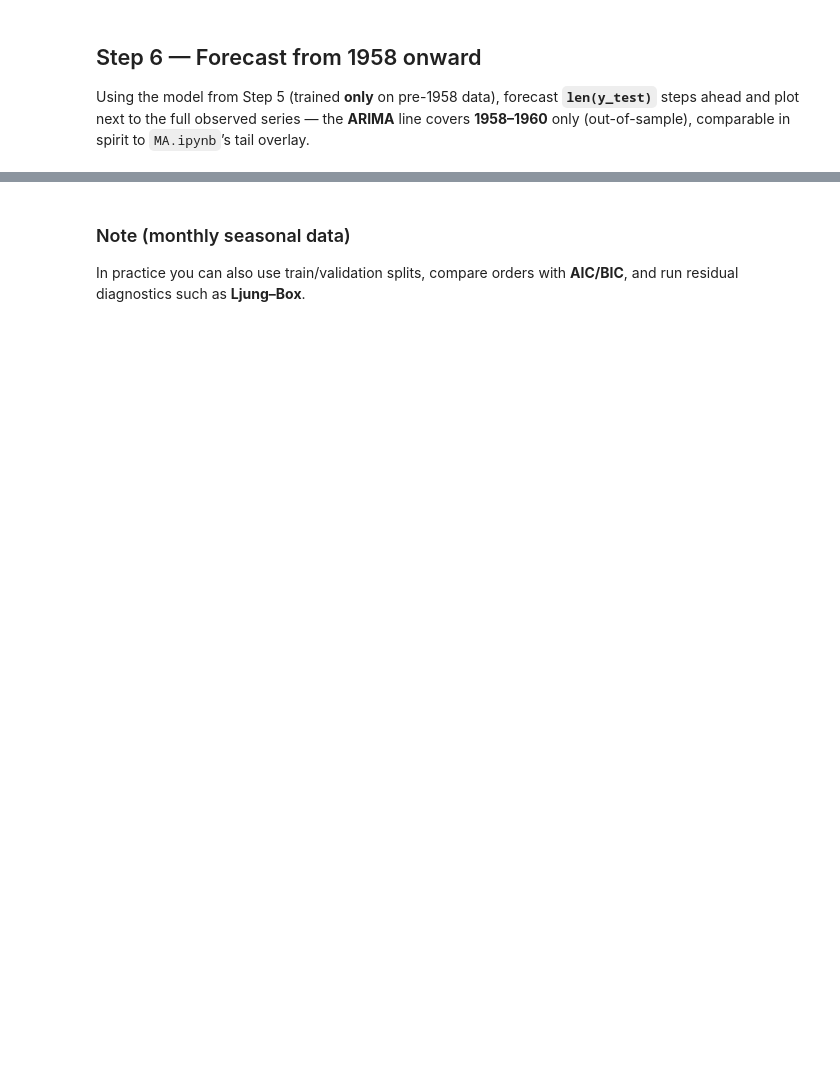
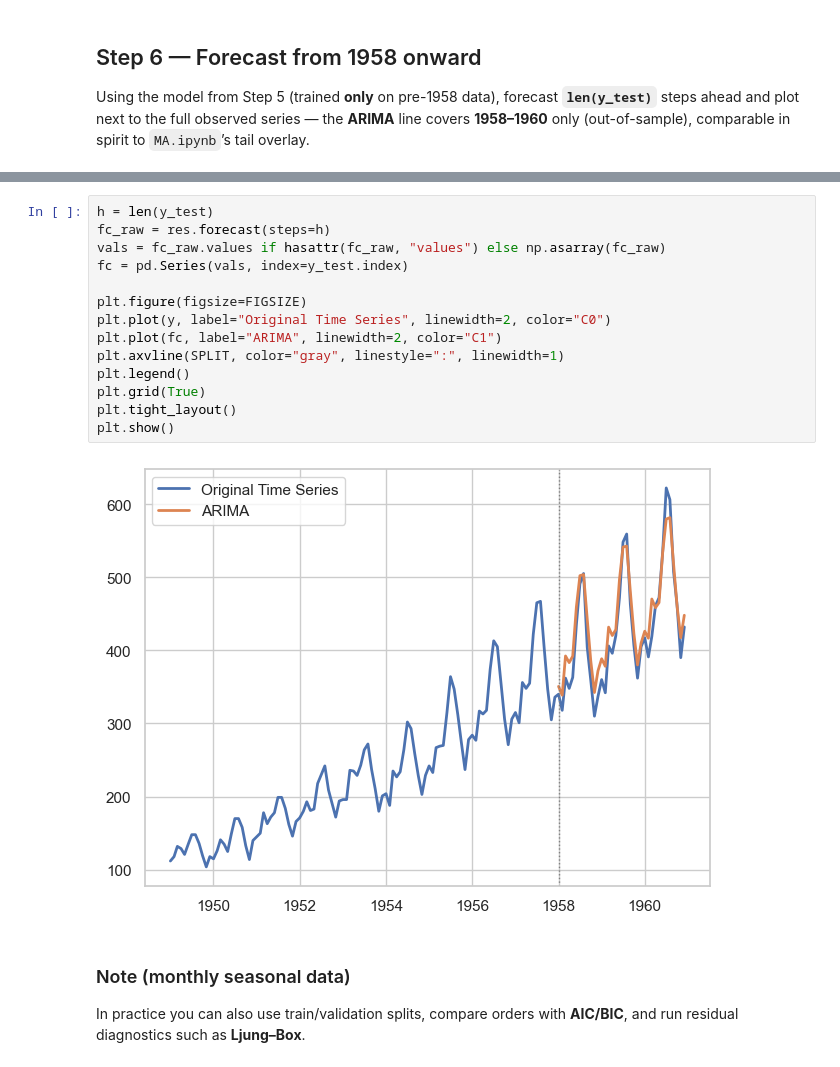
Before and after one commit to NetManAIOps/sktime, a Jupyter notebook: lectures/lec7/ARIMA.ipynb, the cells around one changed output, grey strips where cells are left out. Drawn from its saved outputs; the diff is of its cells as text; blank space fills up the shorter version.

```diff
--- a/lectures/lec7/ARIMA.ipynb
+++ b/lectures/lec7/ARIMA.ipynb
@@ -603,3 +630,19 @@ plt.show()
+# %%
+h = len(y_test)
+fc_raw = res.forecast(steps=h)
+vals = fc_raw.values if hasattr(fc_raw, "values") else np.asarray(fc_raw)
+fc = pd.Series(vals, index=y_test.index)
+
+plt.figure(figsize=FIGSIZE)
+plt.plot(y, label="Original Time Series", linewidth=2, color="C0")
+plt.plot(fc, label="ARIMA", linewidth=2, color="C1")
+plt.axvline(SPLIT, color="gray", linestyle=":", linewidth=1)
+plt.legend()
+plt.grid(True)
+plt.tight_layout()
+plt.show()
+# %% [output]
+[figure, added]
 # %% [markdown]
 ### Note (monthly seasonal data)
 
```
Also changed, not shown: parts of 4 cells of this notebook, 5 other files.
